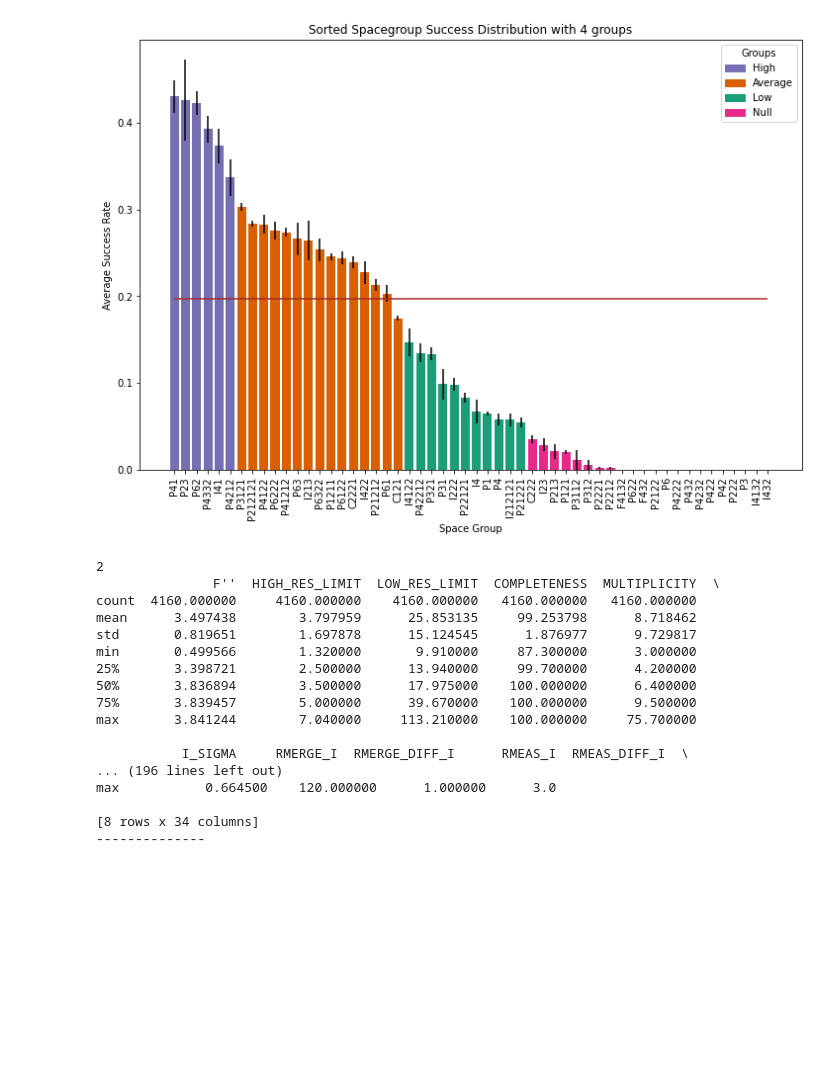
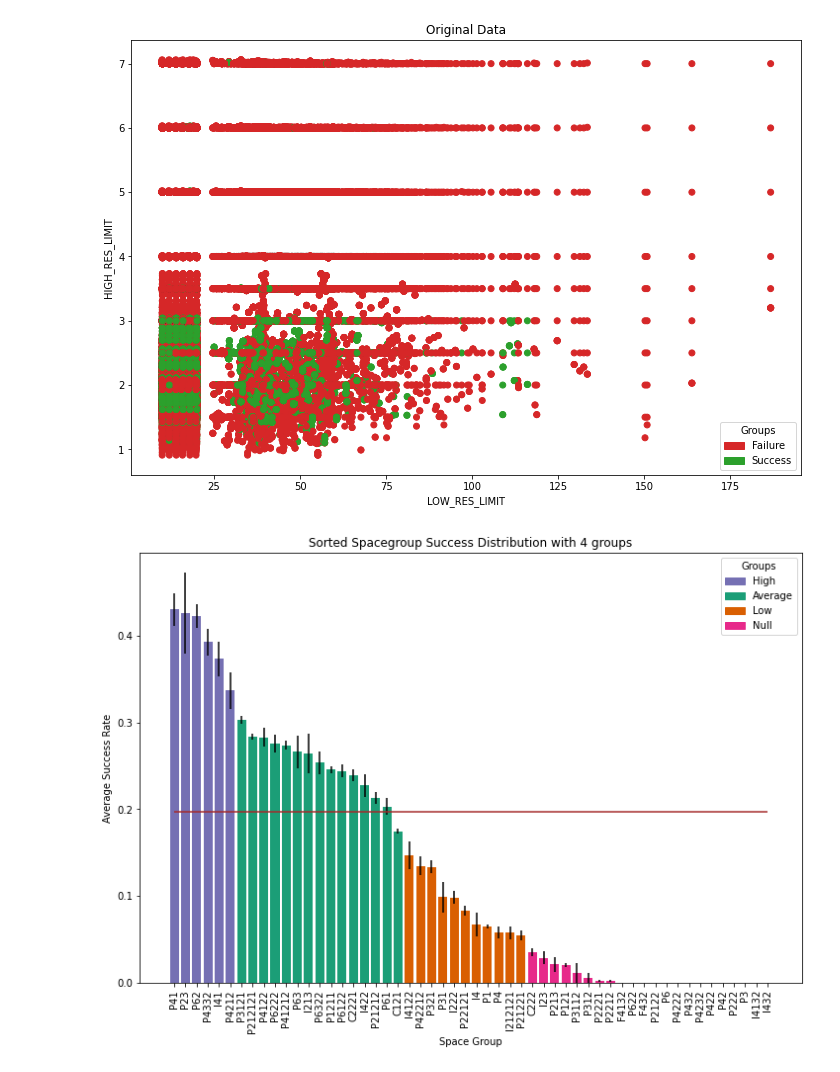
Before and after one commit to Sharkmas6/Diamond_ML, a Jupyter notebook: jupyter/LDA2.ipynb, the cells around one changed output. Drawn from its saved outputs; the diff is of its cells as text; code cells hidden in the pictures; blank space fills up the shorter version.

```diff
--- a/jupyter/LDA2.ipynb
+++ b/jupyter/LDA2.ipynb
@@ -5,44 +7,37 @@ Previously LDA had little to no success in separating success from failure, or e
 # %%
 import sys
-dirpath = r'/home/ynk78583/PycharmProjects/Diamond_ML'
+dirpath = r'C:\Users\César\PycharmProjects\Diamond_ML'
 if dirpath not in sys.path:
     sys.path.insert(0, dirpath)
-from read_data import x, y, union, pd, np, plt
+from read_data import x, y, union, pd, np, plt, plot_original_data
 from grouping import cluster_spacegroups, avg_success_bar_plot
-from sklearn.cluster import KMeans
+from sklearn.discriminant_analysis import LinearDiscriminantAnalysis, StandardScaler
+from sklearn.pipeline import Pipeline
+from pca import pca
 
 
-# separate data by spacegroup clusters
+# get spacegroup clusters
 n = 4
 model, pred, agg_sorted = cluster_spacegroups(union, n)
 
-# show bar plot
+# show original data and bar plot
+def_x_plot, def_y_plot = "LOW_RES_LIMIT", "HIGH_RES_LIMIT"
+plot_original_data(def_x_plot, def_y_plot, x, y, figsize=(12, 8))
 avg_success_bar_plot(agg_sorted, y, pred)
 
+# create pipeline
+pipe_lda = Pipeline([("scaler", StandardScaler()),
+                     ("lda", LinearDiscriminantAnalysis())])
+lda = pipe_lda["lda"]
+pipe_pca = pca()
 
-# get each cluster
+
+# group spacegroup clusters
+cats = pred.replace(pred.drop_duplicates().values, ["high", "average", "low", "null"])
 union_dummy = union.copy()
-union_dummy["CLUSTER"] = union["SPACEGROUP"].map(pred)
-cluster_masks = {i: union_dummy[union_dummy["CLUSTER"]==i] for i in pred.drop_duplicates()}
-
-for cluster, data in cluster_masks.items():
-    print(cluster, data.describe(), "--------------", sep="\n")
+union_dummy["CLUSTER"] = union["SPACEGROUP"].map(cats)
+clusters = {i.title(): (union_dummy[union_dummy["CLUSTER"]==i].drop(["CLUSTER", "IS_SUCCESS"], axis=1),
+                y[union_dummy["CLUSTER"]==i]) for i in cats.drop_duplicates()}
 # %% [output]
-[figure, old version]
+[figure, new version]
-2
-               F''  HIGH_RES_LIMIT  LOW_RES_LIMIT  COMPLETENESS  MULTIPLICITY  \
-count  4160.000000     4160.000000    4160.000000   4160.000000   4160.000000
-mean      3.497438        3.797959      25.853135     99.253798      8.718462
-std       0.819651        1.697878      15.124545      1.876977      9.729817
-min       0.499566        1.320000       9.910000     87.300000      3.000000
-25%       3.398721        2.500000      13.940000     99.700000      4.200000
-50%       3.836894        3.500000      17.975000    100.000000      6.400000
-75%       3.839457        5.000000      39.670000    100.000000      9.500000
-max       3.841244        7.040000     113.210000    100.000000     75.700000
-
-           I_SIGMA     RMERGE_I  RMERGE_DIFF_I      RMEAS_I  RMEAS_DIFF_I  \
-... (196 lines left out)
-max           0.664500    120.000000      1.000000      3.0
-
-[8 rows x 34 columns]
---------------
+[figure, added]
```
Also changed, not shown: parts of 6 cells of this notebook, 2 other files.
